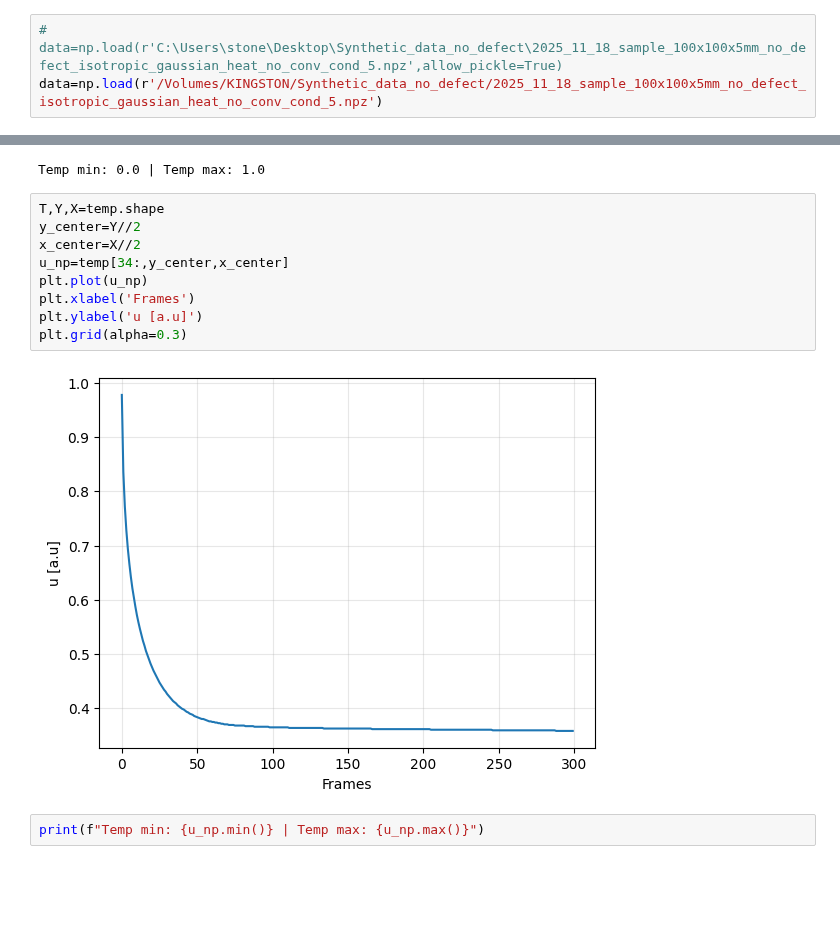
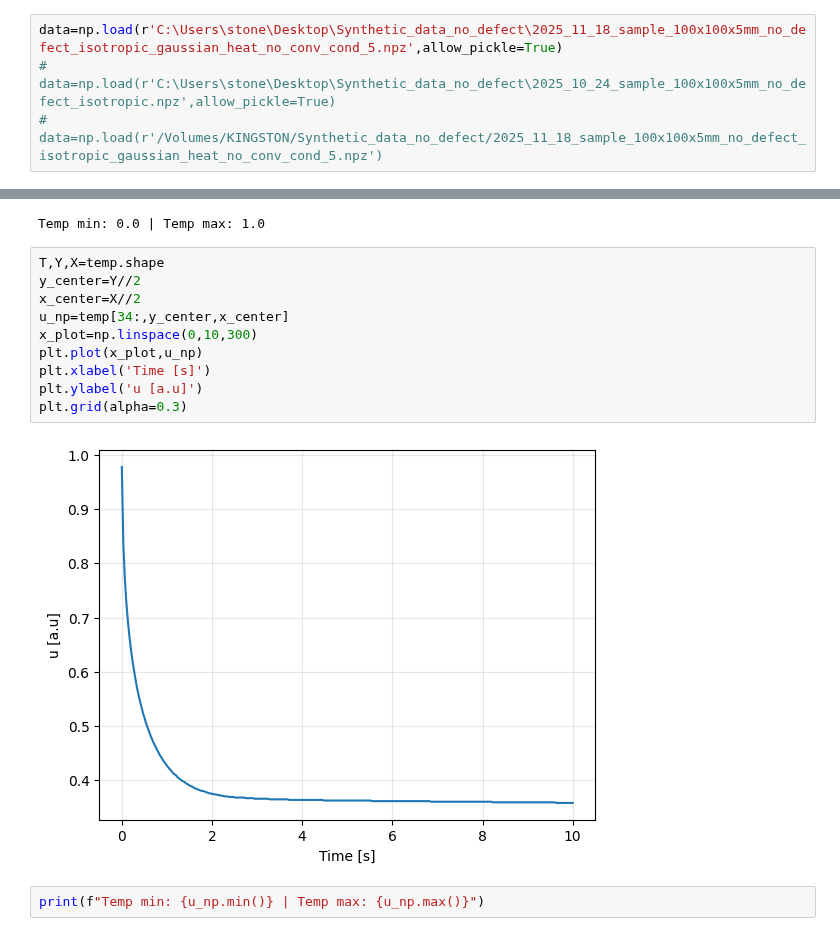
Before and after one commit to konrad-jaworski/Anisotropic_diffusivity_2, a Jupyter notebook: Experiment_with_1D_solution.ipynb, the cells around one changed output, grey strips where cells are left out. Saved outputs shown, nothing was run; the diff lists cells and outputs as text; blank space fills up the shorter version.

```diff
--- a/Experiment_with_1D_solution.ipynb
+++ b/Experiment_with_1D_solution.ipynb
@@ -8,8 +8,9 @@ from tqdm import tqdm
 # %%
 device = torch.device("cuda" if torch.cuda.is_available() else "cpu")
 # %%
-# data=np.load(r'C:\Users\stone\Desktop\Synthetic_data_no_defect\2025_11_18_sample_100x100x5mm_no_defect_isotropic_gaussian_heat_no_conv_cond_5.npz',allow_pickle=True)
-data=np.load(r'/Volumes/KINGSTON/Synthetic_data_no_defect/2025_11_18_sample_100x100x5mm_no_defect_isotropic_gaussian_heat_no_conv_cond_5.npz')
+data=np.load(r'C:\Users\stone\Desktop\Synthetic_data_no_defect\2025_11_18_sample_100x100x5mm_no_defect_isotropic_gaussian_heat_no_conv_cond_5.npz',allow_pickle=True)
+# data=np.load(r'C:\Users\stone\Desktop\Synthetic_data_no_defect\2025_10_24_sample_100x100x5mm_no_defect_isotropic.npz',allow_pickle=True)
+# data=np.load(r'/Volumes/KINGSTON/Synthetic_data_no_defect/2025_11_18_sample_100x100x5mm_no_defect_isotropic_gaussian_heat_no_conv_cond_5.npz')
 # %%
 data['meta']
 # %% [output]
@@ -40,14 +41,15 @@ Temp min: 0.0 | Temp max: 1.0
 # %%
 T,Y,X=temp.shape
 y_center=Y//2
 x_center=X//2
 u_np=temp[34:,y_center,x_center]
-plt.plot(u_np)
-plt.xlabel('Frames')
+x_plot=np.linspace(0,10,300)
+plt.plot(x_plot,u_np)
+plt.xlabel('Time [s]')
 plt.ylabel('u [a.u]')
 plt.grid(alpha=0.3)
 # %% [output]
-[figure, old version]
+[figure, new version]
 # %%
 print(f"Temp min: {u_np.min()} | Temp max: {u_np.max()}")
 # %% [output]
```
Also changed, not shown: parts of 14 cells of this notebook.
